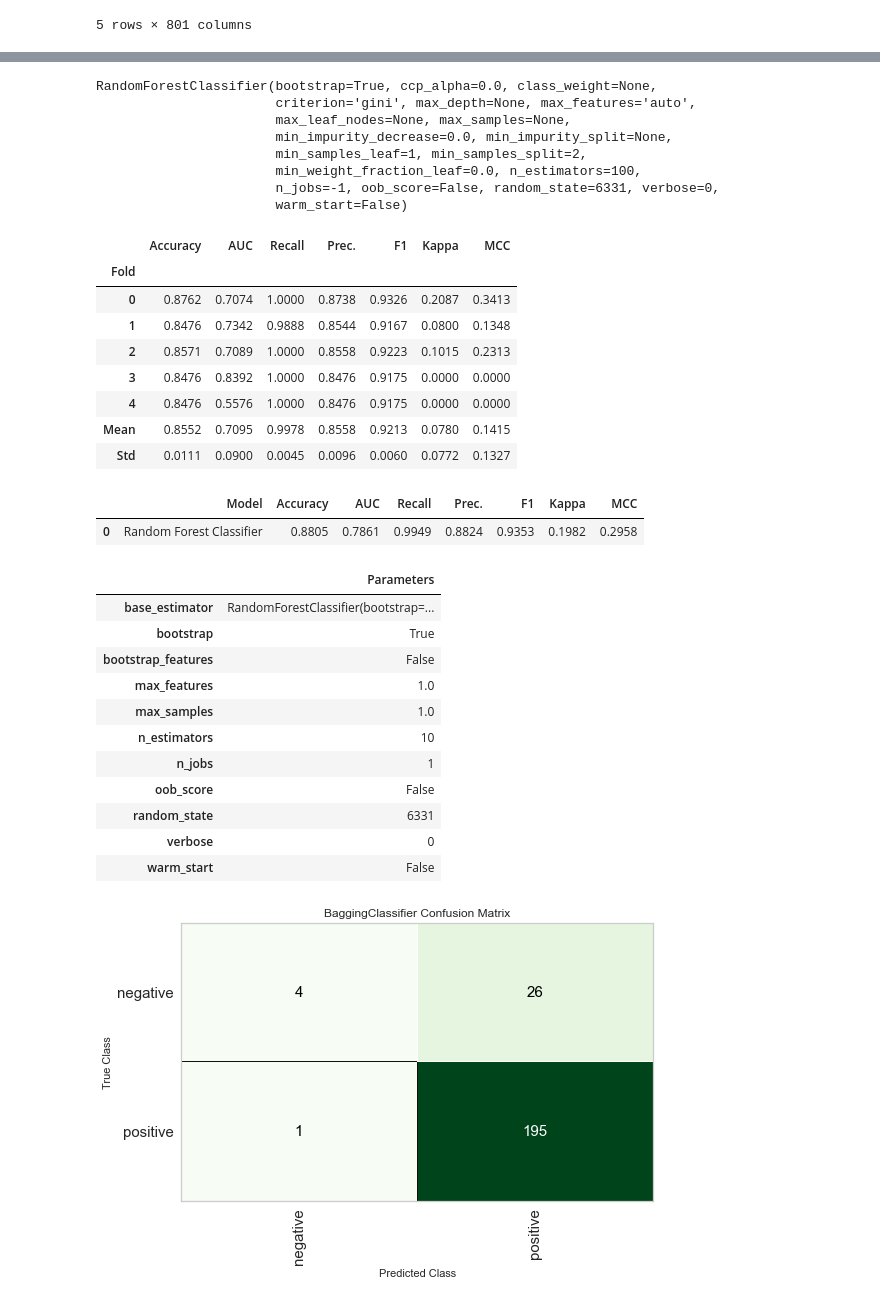
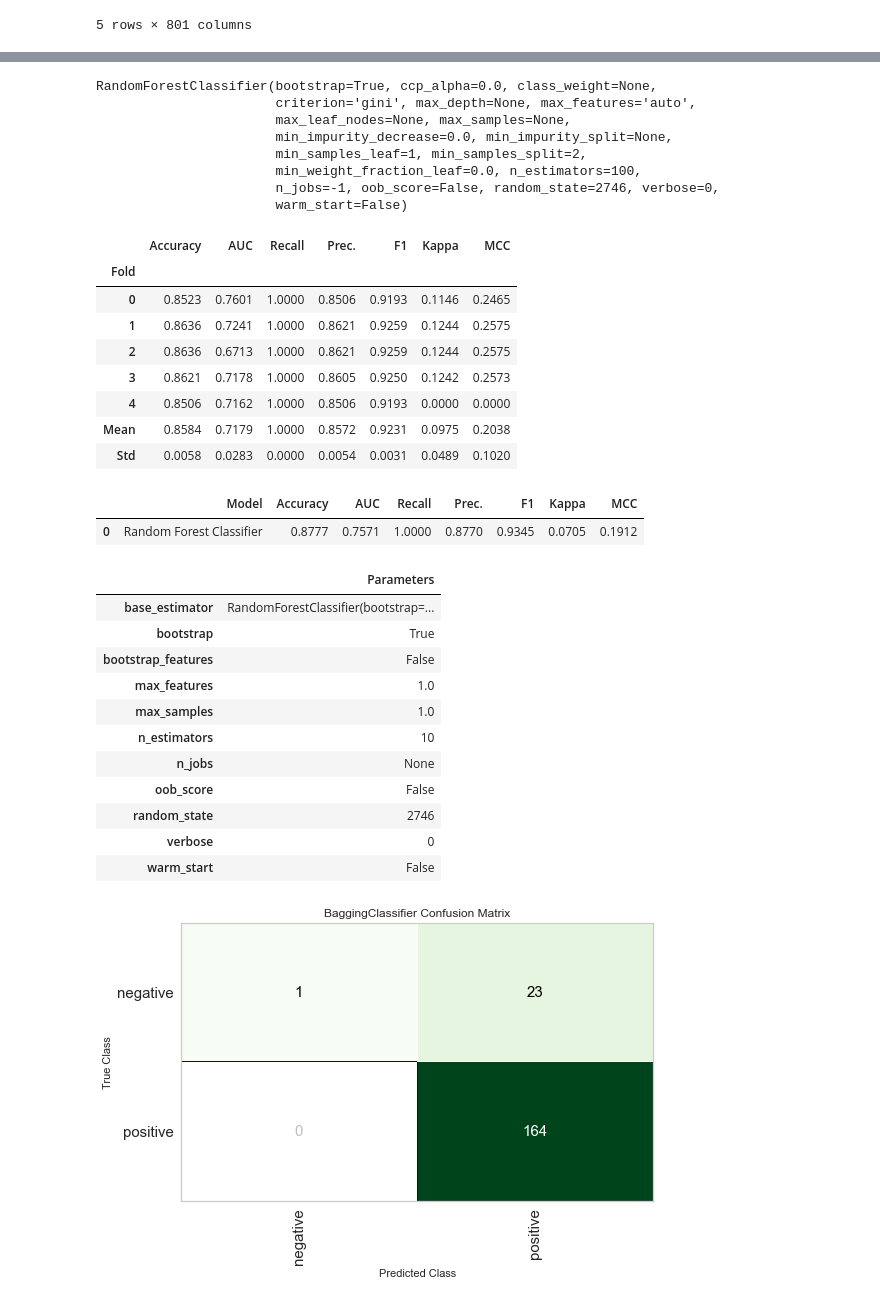
Before and after one commit to colinscampbell/project4-group1, a Jupyter notebook: kindle_review_countVectorizer.ipynb, the cells around one changed output, grey strips where cells are left out. Cells and saved outputs as stored; diff of their text form; code cells hidden in the pictures.

```diff
--- a/kindle_review_countVectorizer.ipynb
+++ b/kindle_review_countVectorizer.ipynb
@@ -12,5 +28,5 @@ df = pd.read_csv('data.csv')
 # %%
-pd.set_option('display.max_rows', 1000)
+pd.set_option('display.max_rows', 50)
 # %%
 df['reviewText']
 # %% [output]
@@ -179,5 +184,5 @@ top_model
 # %%
-tuned_model = tune_model(top_model[1], optimize='F1',
+tuned_model1 = tune_model(top_model[0], optimize='F1',
                          choose_better=True, fold=K_FOLDS);
 # %% [output]
 |  | Accuracy | AUC | Recall | Prec. | F1 | Kappa | MCC |
@@ -192,5 +210,5 @@ tuned_model = tune_model(top_model[1], optimize='F1',
 # %%
-tuned_model
+tuned_model1
 # %% [output]
 RandomForestClassifier(bootstrap=True, ccp_alpha=0.0, class_weight=None,
                        criterion='gini', max_depth=None, max_features='auto',
@@ -198,27 +216,27 @@ RandomForestClassifier(bootstrap=True, ccp_alpha=0.0, class_weight=None,
                        min_impurity_decrease=0.0, min_impurity_split=None,
                        min_samples_leaf=1, min_samples_split=2,
                        min_weight_fraction_leaf=0.0, n_estimators=100,
-                       n_jobs=-1, oob_score=False, random_state=6331, verbose=0,
+                       n_jobs=-1, oob_score=False, random_state=2746, verbose=0,
                        warm_start=False)
 # %%
-bagged_model = ensemble_model(tuned_model, optimize="F1",
+bagged_model = ensemble_model(tuned_model1, optimize="F1",
                               fold=K_FOLDS)
 # %% [output]
 |  | Accuracy | AUC | Recall | Prec. | F1 | Kappa | MCC |
 | Fold |  |  |  |  |  |  |  |
-| 0 | 0.8762 | 0.7074 | 1.0000 | 0.8738 | 0.9326 | 0.2087 | 0.3413 |
-| 1 | 0.8476 | 0.7342 | 0.9888 | 0.8544 | 0.9167 | 0.0800 | 0.1348 |
-| 2 | 0.8571 | 0.7089 | 1.0000 | 0.8558 | 0.9223 | 0.1015 | 0.2313 |
-| 3 | 0.8476 | 0.8392 | 1.0000 | 0.8476 | 0.9175 | 0.0000 | 0.0000 |
-| 4 | 0.8476 | 0.5576 | 1.0000 | 0.8476 | 0.9175 | 0.0000 | 0.0000 |
-| Mean | 0.8552 | 0.7095 | 0.9978 | 0.8558 | 0.9213 | 0.0780 | 0.1415 |
-| Std | 0.0111 | 0.0900 | 0.0045 | 0.0096 | 0.0060 | 0.0772 | 0.1327 |
+| 0 | 0.8523 | 0.7601 | 1.0000 | 0.8506 | 0.9193 | 0.1146 | 0.2465 |
+| 1 | 0.8636 | 0.7241 | 1.0000 | 0.8621 | 0.9259 | 0.1244 | 0.2575 |
+| 2 | 0.8636 | 0.6713 | 1.0000 | 0.8621 | 0.9259 | 0.1244 | 0.2575 |
+| 3 | 0.8621 | 0.7178 | 1.0000 | 0.8605 | 0.9250 | 0.1242 | 0.2573 |
+| 4 | 0.8506 | 0.7162 | 1.0000 | 0.8506 | 0.9193 | 0.0000 | 0.0000 |
+| Mean | 0.8584 | 0.7179 | 1.0000 | 0.8572 | 0.9231 | 0.0975 | 0.2038 |
+| Std | 0.0058 | 0.0283 | 0.0000 | 0.0054 | 0.0031 | 0.0489 | 0.1020 |
 # %%
 best_model = bagged_model
 predict_model(best_model);
 # %% [output]
 |  | Model | Accuracy | AUC | Recall | Prec. | F1 | Kappa | MCC |
-| 0 | Random Forest Classifier | 0.8805 | 0.7861 | 0.9949 | 0.8824 | 0.9353 | 0.1982 | 0.2958 |
+| 0 | Random Forest Classifier | 0.8777 | 0.7571 | 1.0000 | 0.8770 | 0.9345 | 0.0705 | 0.1912 |
 # %%
 plot_model(best_model, plot="parameter")
 # %% [output]
@@ -229,9 +247,9 @@ plot_model(best_model, plot="parameter")
 | max_features | 1.0 |
 | max_samples | 1.0 |
 | n_estimators | 10 |
-| n_jobs | 1 |
+| n_jobs | None |
 | oob_score | False |
-| random_state | 6331 |
+| random_state | 2746 |
 | verbose | 0 |
 | warm_start | False |
 # %%
```
Also changed, not shown: parts of 14 cells of this notebook, 1 other file.
